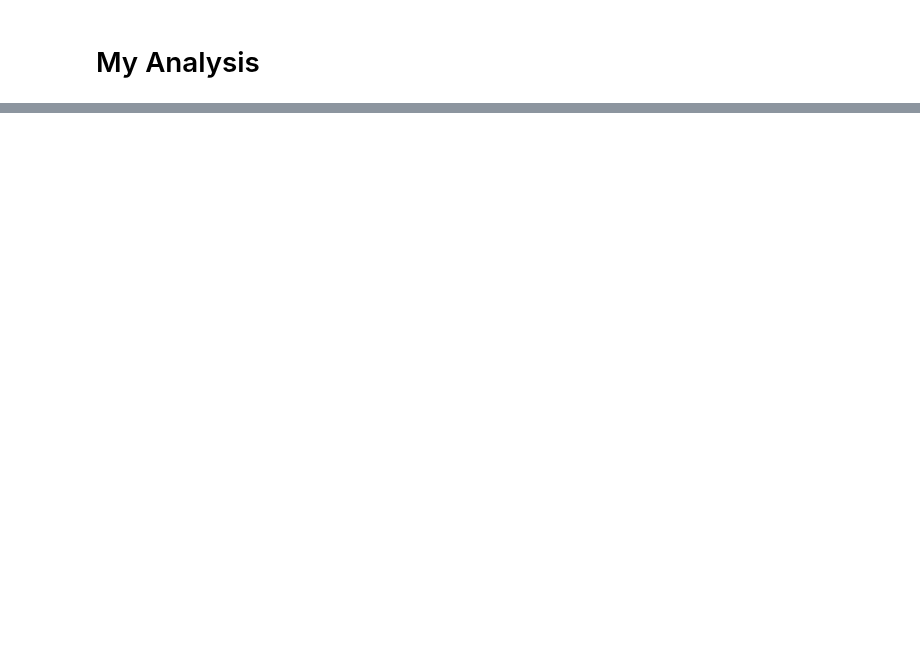
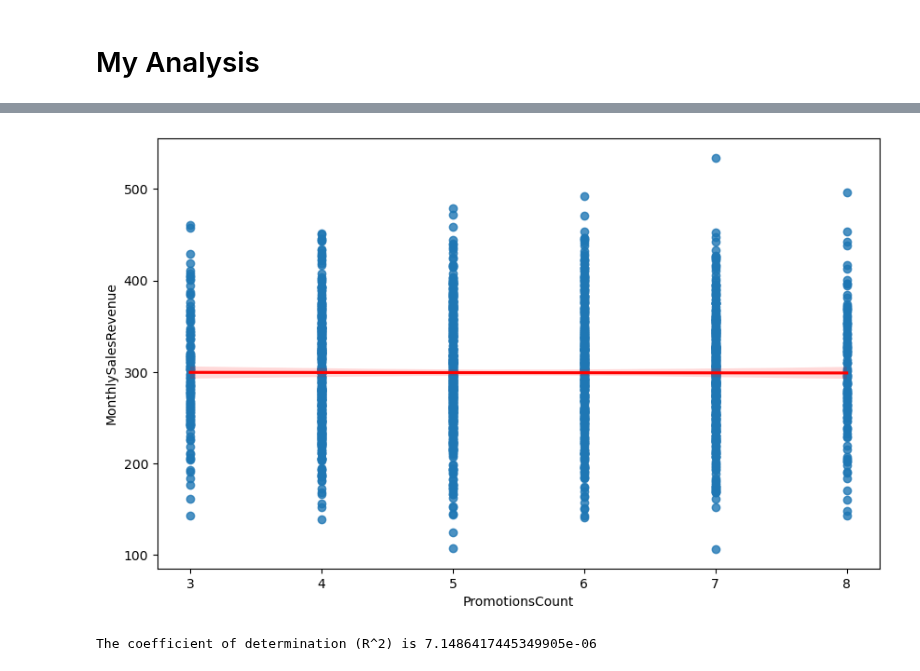
Before and after one commit to Google-Stein/CCIC-Artificial-Intelligence, a Jupyter notebook: Semester 1/Final/Final+Project+Template.ipynb, the cells around one changed output, grey strips where cells are left out. Saved outputs shown, nothing was run; the diff lists cells and outputs as text; code cells hidden in the pictures; blank space fills up the shorter version.

```diff
--- a/Semester 1/Final/Final+Project+Template.ipynb
+++ b/Semester 1/Final/Final+Project+Template.ipynb
@@ -96,0 +64,9 @@ This data is all about the performance of stores  in their region while measurin
+# %%
+plt.figure(figsize=(10, 6))
+sns.regplot(x=data['PromotionsCount'], y=data['MonthlySalesRevenue'], line_kws={"color": "red"})
+plt.show()
+coefficent = correlation**2
+print(f"The coefficient of determination (R^2) is {coefficent}")
+# %% [output]
+[figure, added]
+The coefficient of determination (R^2) is 7.1486417445349905e-06
```
Also changed, not shown: parts of 13 cells of this notebook.
